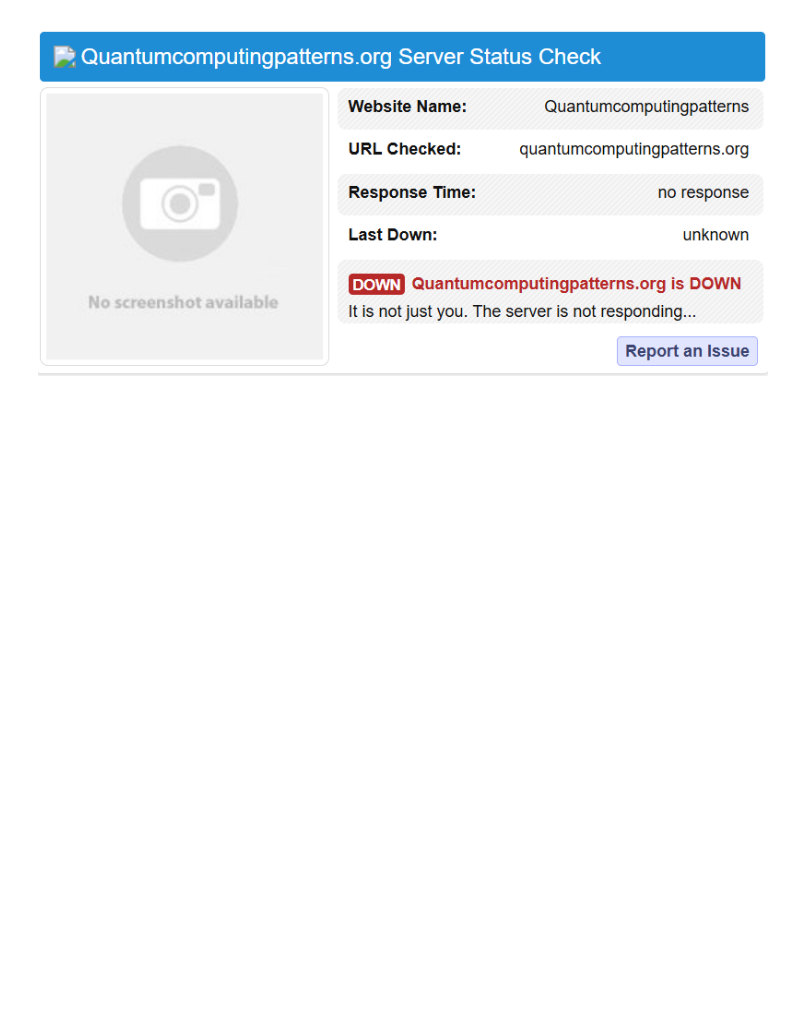
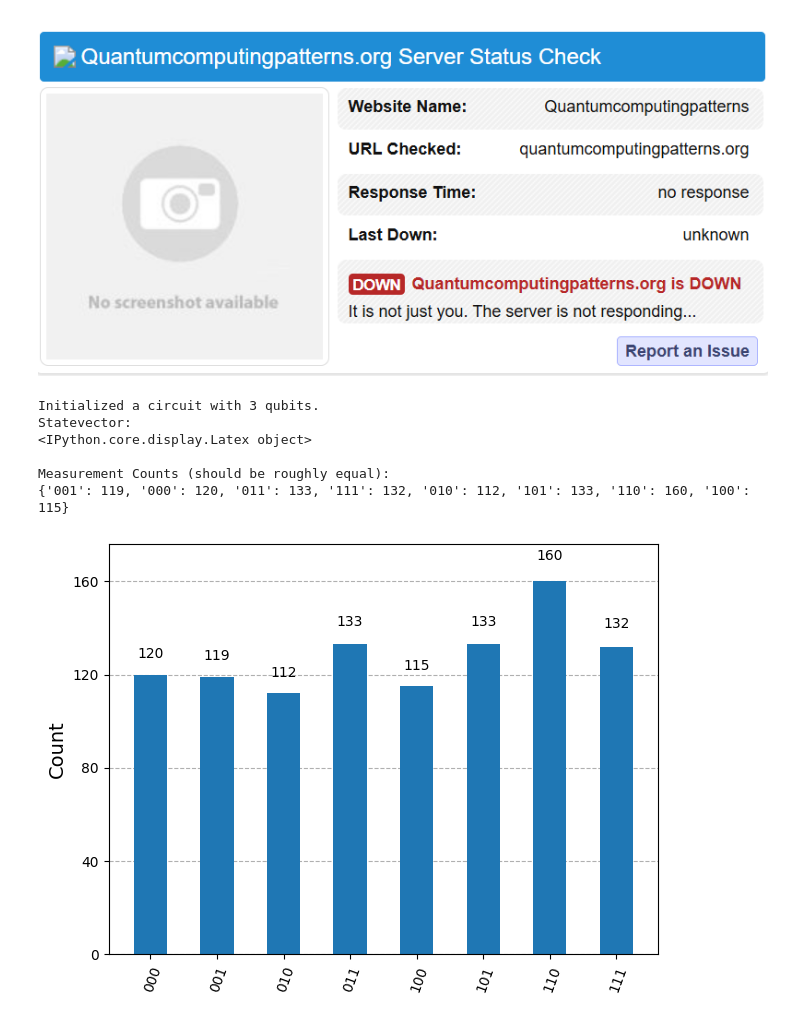
Before and after one commit to RowieK/Quantum-Computing-Minor, a Jupyter notebook: QCA/Assignment 1/assignment_1.ipynb, the cells around one changed output. Cells and saved outputs as stored; diff of their text form; code cells hidden in the pictures; blank space fills up the shorter version.

```diff
--- a/QCA/Assignment 1/assignment_1.ipynb
+++ b/QCA/Assignment 1/assignment_1.ipynb
@@ -338,3 +340,53 @@ Recovered state vector:
 ## Excercise 4
 
 ![image.png](attachment:image.png)
+# %%
+from qiskit import QuantumCircuit, QuantumRegister, ClassicalRegister
+from qiskit_aer import AerSimulator
+from qiskit.visualization import plot_histogram
+from qiskit.quantum_info import Statevector
+import matplotlib.pyplot as plt
+
+# Define the number of qubits
+n = 3
+qr = QuantumRegister(n, 'q')
+cr = ClassicalRegister(n, 'c')
+qc = QuantumCircuit(qr, cr)
+
+print(f"Initialized a circuit with {n} qubits.")
+
+# Apply Hadamard gate to all qubits
+for i in range(n):
+    qc.h(i)
+
+# Visualize the circuit
+qc.draw('mpl')
+
+# Use Aer's statevector simulator
+state = Statevector.from_instruction(qc)
+print("Statevector:")
+print(state.draw('latex'))
+
+# Plot the statevector
+state.draw('qsphere')
+
+# Measure all qubits
+qc.measure(qr, cr)
+
+# Execute the circuit
+simulator = AerSimulator()
+job = simulator.run(qc, shots=1024)
+result = job.result()
+counts = result.get_counts()
+
+print("\nMeasurement Counts (should be roughly equal):")
+print(counts)
+plot_histogram(counts)
+# %% [output]
+Initialized a circuit with 3 qubits.
+Statevector:
+<IPython.core.display.Latex object>
+
+Measurement Counts (should be roughly equal):
+{'001': 119, '000': 120, '011': 133, '111': 132, '010': 112, '101': 133, '110': 160, '100': 115}
+[figure, added]
```
Also changed, not shown: parts of 2 cells of this notebook, 1 other file.
